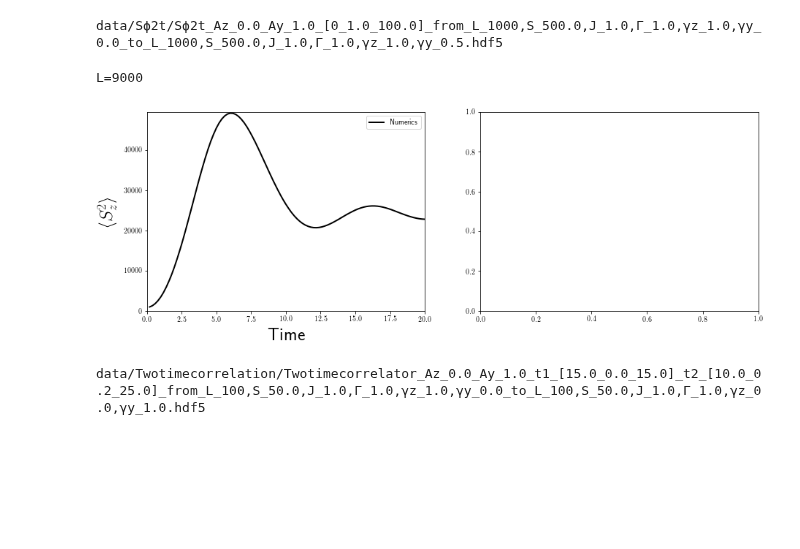
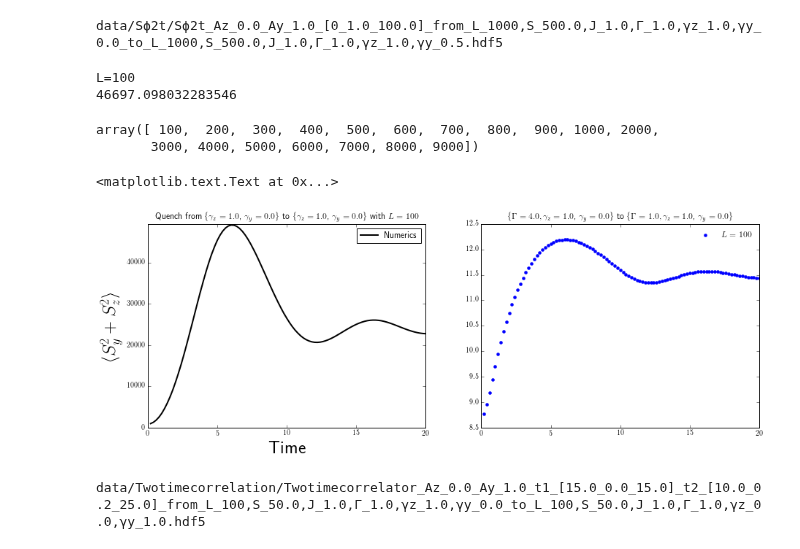
Before and after one commit to paraj003/LMG_quench, a Jupyter notebook: LMG_sim.ipynb, the cells around one changed output. Drawn from its saved outputs; the diff is of its cells as text; code cells hidden in the pictures; blank space fills up the shorter version.

```diff
--- a/LMG_sim.ipynb
+++ b/LMG_sim.ipynb
@@ -1009,6 +1009,7 @@ LMG.save_data_Sϕ2t(paramvals0,paramvalsf,magnetizationmat,Azf,Ayf,GState,np.siz
 data/Sϕ2t/Sϕ2t_Az_0.0_Ay_1.0_[0_1.0_100.0]_from_L_1000,S_500.0,J_1.0,Γ_1.0,γz_1.0,γy_0.0_to_L_1000,S_500.0,J_1.0,Γ_1.0,γz_1.0,γy_0.5.hdf5
 # %%
 #Plot <Sϕ(t)Sϕ(t)> load from file.
+Larr=[100]
 directory1='data/Sϕ2t/'
 directory2='/home/paraj/Dropbox/Research_Projects_Current/LMG_Quench/data/Sϕ2t/'
 directory3='data/Sz2t/'
@@ -1018,15 +1019,16 @@ directory6='~/Dropbox/Research_Projects_Current/LMG_Quench/data/Sz2t/'
 Sϕ2vals=np.zeros((Nsteps,np.size(Larr)))
 Sy2vals=np.zeros((Nsteps,np.size(Larr)))
 Sz2vals=np.zeros((Nsteps,np.size(Larr)))
+Mϕ2vals=np.zeros((Nsteps,np.size(Larr)))
 deletelist=np.array([],dtype=int)
 for L,p in zip(Larr,range(np.size(Larr))):
-    print('L='+str(L), end='\r', flush=True)
+    print('L='+str(L))#, end='\r', flush=True)
     #load Sz^2 data
-    filename1=directory5+'Sϕ2t_Az_1.0_Ay_0.0_[0_'+str(dt)+'_'+str(dt*Nsteps)+']_from_'+paramvals0.paramstr()+'_to_'+paramvalsf.paramstr()+'.hdf5'
+    filename1=directory2+'Sϕ2t_Az_1.0_Ay_0.0_[0_'+str(dt)+'_'+str(dt*Nsteps)+']_from_'+paramvals0.paramstr()+'_to_'+paramvalsf.paramstr()+'.hdf5'
     #load Sy^2 data
-    filename2=directory5+'Sϕ2t_Az_0.0_Ay_1.0_[0_'+str(dt)+'_'+str(dt*Nsteps)+']_from_'+paramvals0.paramstr()+'_to_'+paramvalsf.paramstr()+'.hdf5'
+    filename2=directory2+'Sϕ2t_Az_0.0_Ay_1.0_[0_'+str(dt)+'_'+str(dt*Nsteps)+']_from_'+paramvals0.paramstr()+'_to_'+paramvalsf.paramstr()+'.hdf5'
     if (not os.path.exists(filename1)) or (not os.path.exists(filename2)):
-        print("L="+str(L)+" data doesn't exist!")
+        print("L="+str(L))#+" data doesn't exist!")
         deletelist=np.append(deletelist,int(p))
     else:
         #print("Loading files:\n "+filename1+"\n"+filename2)
@@ -1039,41 +1041,51 @@ for L,p in zip(Larr,range(np.size(Larr))):
         Sϕ2vals[:,p]=Sz2arr+Sy2arr
         Sz2vals[:,p]=Sz2arr
         Sy2vals[:,p]=Sy2arr
+        Mϕ2vals[:,p]=Sϕ2vals[:,p]*4/L**2
+        print(Sz2vals[25,p])
 Sϕ2vals_nonzero=np.delete(Sϕ2vals,deletelist,axis=1)
 Sy2vals_nonzero=np.delete(Sy2vals,deletelist,axis=1)
 Sz2vals_nonzero=np.delete(Sz2vals,deletelist,axis=1)
+Mϕ2vals_nonzero=np.delete(Mϕ2vals,deletelist,axis=1)
 Larr_nonzero=np.delete(Larr,deletelist,axis=0)
 # %% [output]
-L=9000
+L=100
+46697.098032283546
+# %%
+Larr_nonzero
+# %% [output]
+array([ 100,  200,  300,  400,  500,  600,  700,  800,  900, 1000, 2000,
+       3000, 4000, 5000, 6000, 7000, 8000, 9000])
 # %%
 plt.figure(figsize=(15,5))
 #plotting
 #plt.plot(tarr,Sϕ2vals_nonzero,'-',color='blue',linewidth=2,label='$\\langle S_z^2(t)+ S_y^2(t)\\rangle$')
 plt.subplot(1,2,1)
 plt.plot(tarr,Sz2vals_nonzero[:,-1],'-',color='black',linewidth=2,label='Numerics')#'$\\langle S_z^2(t)\\rangle$')
 #plt.plot(tarr,Sy2vals_nonzero,'-',color='red',linewidth=2,label='$\\langle S_y^2(t)\\rangle$')
 #plt.plot(np.linspace(0,Tf,1000),Szt,color='blue',label='Holstein-Primakoff',linewidth=1.5)
 #plt.axhline(Sz2inf,linestyle='dashed',color= 'black',label='$t=\\infty$ avg',linewidth=2)
 plt.xlabel("Time",fontsize=25)
-plt.ylabel("$\\langle S_z^2\\rangle$",fontsize=25)#"+S_y^2\\rangle$",fontsize=25)
+plt.ylabel("$\\langle S_y^2+S_z^2\\rangle$",fontsize=25)#"+S_y^2\\rangle$",fontsize=25)
 plt.xlim(0,tarr[-1])
 plt.ylim(0,np.max(Sϕ2vals_nonzero)+100)
 plt.legend(numpoints=1,loc=1)#bbox_to_anchor=(1.5,1))
-#plt.title('Quench from \\{$\\gamma_z= %.1f $, $\\gamma_{y}= %.1f $\\} to \\{$\\gamma_z= %.1f $, $\\gamma_{y}= %.1f $\\} with $L=%d$'%(paramvals0.γz,paramvals0.γy, paramvalsf.γz,paramvalsf.γy,L))
+plt.title('Quench from \\{$\\gamma_z= %.1f $, $\\gamma_{y}= %.1f $\\} to \\{$\\gamma_z= %.1f $, $\\gamma_{y}= %.1f $\\} with $L=%d$'%(paramvals0.γz,paramvals0.γy, paramvalsf.γz,paramvalsf.γy,L))
 #figcaption("Time-dependence of the total spin for a system size $L=1000$ with the quench parameters shown in the figure. ")
 plt.subplot(1,2,2)
-mϕ=0.5#0.36
-mt=1/4#0.18
-#for L,p in zip(Larr_nonzero,range(np.size(Larr_nonzero))):
-    #Mϕ2vals_nonzero=(Sϕ2vals_nonzero[:,p])*4/L**2
-    #plt.plot(tarr/L**mt,np.log(Mϕ2vals_nonzero)+mϕ*np.log(L),'.',markersize=8,linewidth=2,label='$L=%d$'% L)
+mϕ=2#0.36
+mt=0.0#0.18
+for L,p in zip(Larr_nonzero,range(np.size(Larr_nonzero))):
+    #print(p)
+    plt.plot(tarr/L**mt,np.log(Mϕ2vals_nonzero[:,p])+mϕ*np.log(L),'.',markersize=8,linewidth=2,label='$L=%d$'% L)
 #plt.xlabel("$t/L^{ %0.2f } $"% mt,fontsize=25)
 #plt.ylabel("${\\rm log}\\langle M^2_\\phi \\rangle+ %0.2f {\\rmlog}L$"% mϕ,fontsize=25)
-#plt.legend(loc=1,numpoints=1,ncol=3,frameon=False)
+plt.legend(loc=1,numpoints=1,ncol=3,frameon=False)
 #plt.ylim((-0.3,0.5))
-#plt.title(' \\{$\Gamma=%.1f, \\gamma_z= %.1f $, $\\gamma_{y}= %.1f $\\} to \\{$\\Gamma=%.1f, \\gamma_z= %.1f $, $\\gamma_{y}= %.1f $\\}'%(paramvals0.Γ,paramvals0.γz,paramvals0.γy, paramvalsf.Γ,paramvalsf.γz,paramvalsf.γy))
+plt.title(' \\{$\Gamma=%.1f, \\gamma_z= %.1f $, $\\gamma_{y}= %.1f $\\} to \\{$\\Gamma=%.1f, \\gamma_z= %.1f $, $\\gamma_{y}= %.1f $\\}'%(paramvals0.Γ,paramvals0.γz,paramvals0.γy, paramvalsf.Γ,paramvalsf.γz,paramvalsf.γy))
 # %% [output]
+<matplotlib.text.Text at 0x...>
-[figure, old version]
+[figure, new version]
 # %%
 #calculate or load two time correlation <Sϕ(t2)Sϕ(t1)>
 correlationmat=LMG.twotimecorrelation(paramvals0,t1arr,t2arr,GState,energyf,vecf,Azf,Ayf)
```
Also changed, not shown: parts of 2 cells of this notebook.
